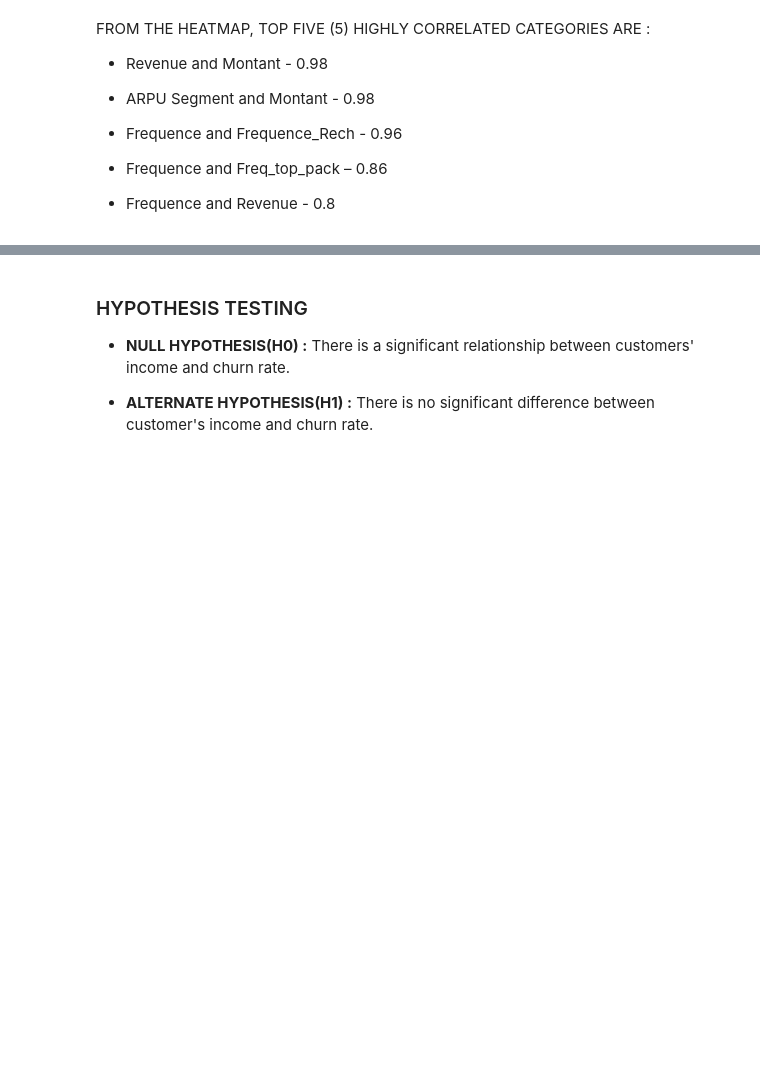
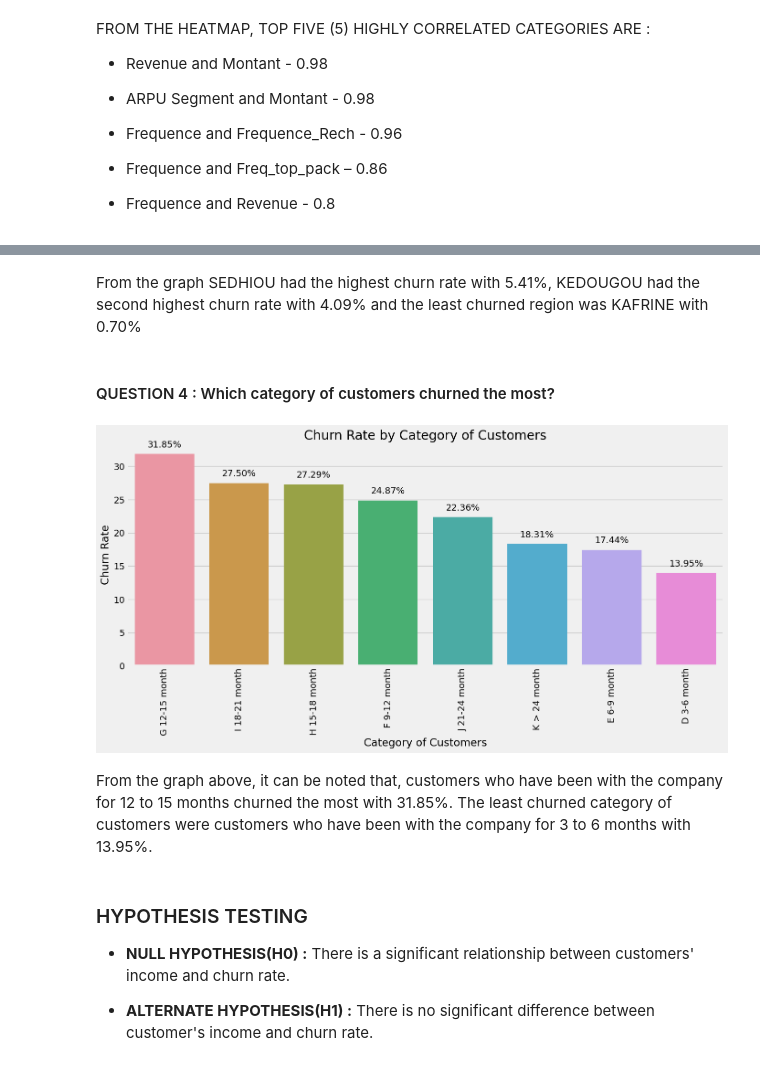
Before and after one commit to elvis-darko/Team_Zurich_Capstone_Project, a Jupyter notebook: Assets/dev/customer_churn_predict_TeamZurich.ipynb, the cells around one changed output, grey strips where cells are left out. Cells and saved outputs as stored; diff of their text form; code cells hidden in the pictures; blank space fills up the shorter version.

```diff
--- a/Assets/dev/customer_churn_predict_TeamZurich.ipynb
+++ b/Assets/dev/customer_churn_predict_TeamZurich.ipynb
@@ -581,3 +660,31 @@ FROM THE HEATMAP, TOP FIVE (5) HIGHLY CORRELATED CATEGORIES ARE :
+# %% [markdown]
+From the graph SEDHIOU had the highest churn rate with 5.41%, KEDOUGOU had the second highest churn rate with 4.09% and the least churned region was KAFRINE with 0.70%
+# %% [markdown]
+#### QUESTION 4 : Which category of customers churned the most?
+# %%
+# Determine the churn rate by region
+tenure_churn = train.groupby('TENURE')['CHURN'].mean() * 100
+
+# sort regions
+tenure = tenure_churn.sort_values(ascending=False)
+
+# Create a bar plot
+plt.figure(figsize=(15, 6))
+sns.barplot(x=tenure.index, y=tenure.values)
+plt.xlabel('Category of Customers')
+plt.ylabel('Churn Rate')
+plt.title('Churn Rate by Category of Customers')
+
+# Add labels to the bars
+for labels, rate in enumerate(tenure):
+    plt.text(labels, rate + 1, f'{rate:.2f}%',color='black', ha='center')
+
+plt.xticks(rotation=90)
+plt.show()
+# %% [output]
+[figure, added]
+# %% [markdown]
+From the graph above, it can be noted that, customers who have been with the company for 12 to 15 months churned the most with 31.85%. The least churned category of customers were customers who have been with the company for 3 to 6 months with 13.95%.
 # %% [markdown]
 ### HYPOTHESIS TESTING
 
```
Also changed, not shown: parts of 12 cells of this notebook.
